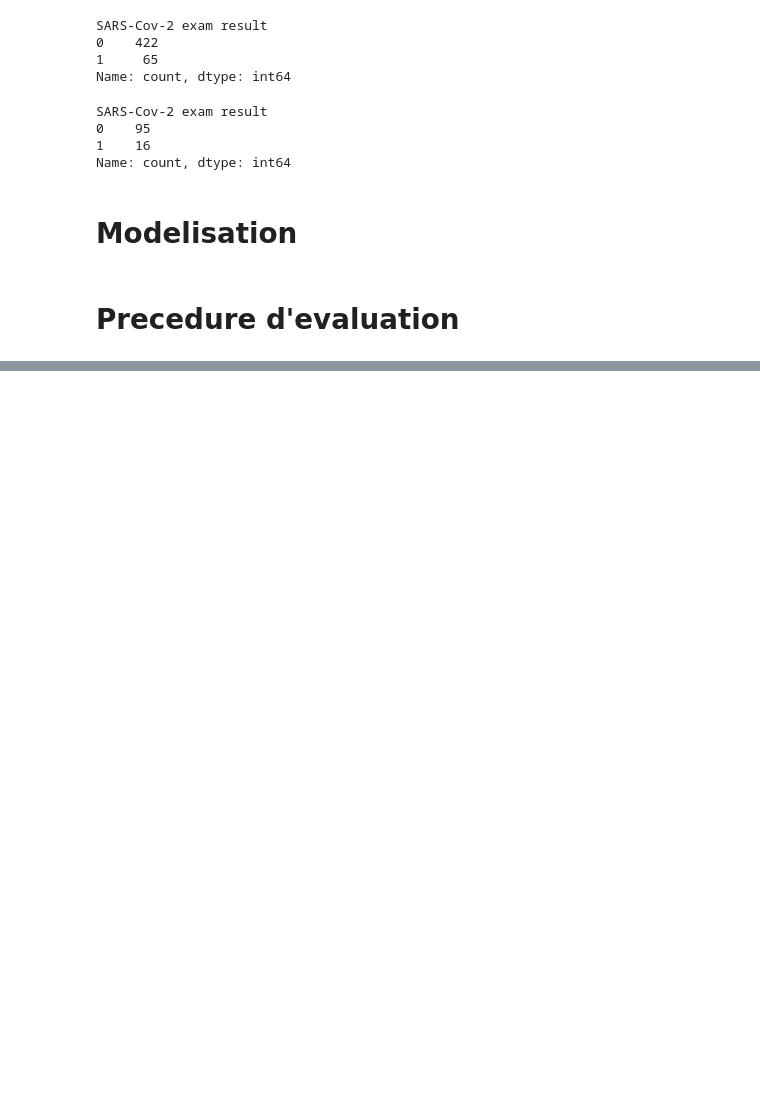
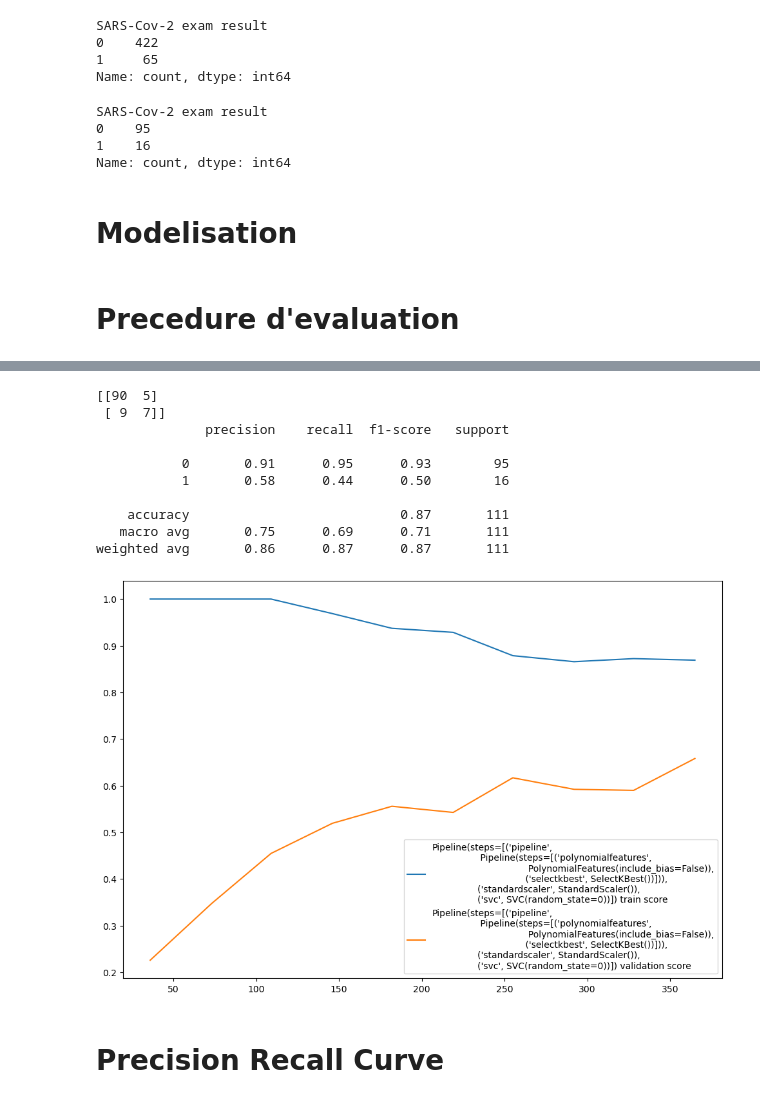
Before and after one commit to KHARBOUCHEBilal/Covid_2019_ML, a Jupyter notebook: optimisation_model.ipynb, the cells around one changed output, grey strips where cells are left out. Saved outputs shown, nothing was run; the diff lists cells and outputs as text; code cells hidden in the pictures; blank space fills up the shorter version.

```diff
--- a/optimisation_model.ipynb
+++ b/optimisation_model.ipynb
@@ -191,0 +231,15 @@ weighted avg       0.86      0.86      0.86       111
+# %%
+hyper_params = {'svc__gamma': [1e-3, 1e-4],
+                'svc__C':[1, 10, 100, 1000],
+                'pipeline__polynomialfeatures__degree': [2, 3, 4],
+                 'pipeline__selectkbest__k': range(40, 60)
+                  }
+# %%
+from sklearn.model_selection import RandomizedSearchCV
+
+
+grid = RandomizedSearchCV(SVM, hyper_params, scoring='recall', cv=4, n_iter=400)
+
+grid.fit(X_train, y_train)
+
+print(grid.best_params_)
@@ -191,0 +261,16 @@ weighted avg       0.86      0.86      0.86       111
+# %%
+evaluation(grid.best_estimator_, SVM)
+# %% [output]
+[[90  5]
+ [ 9  7]]
+              precision    recall  f1-score   support
+
+           0       0.91      0.95      0.93        95
+           1       0.58      0.44      0.50        16
+
+    accuracy                           0.87       111
+   macro avg       0.75      0.69      0.71       111
+weighted avg       0.86      0.87      0.87       111
+[figure, added]
+# %% [markdown]
+# Precision Recall Curve
```
Also changed, not shown: parts of 21 cells of this notebook, 2 other files.
